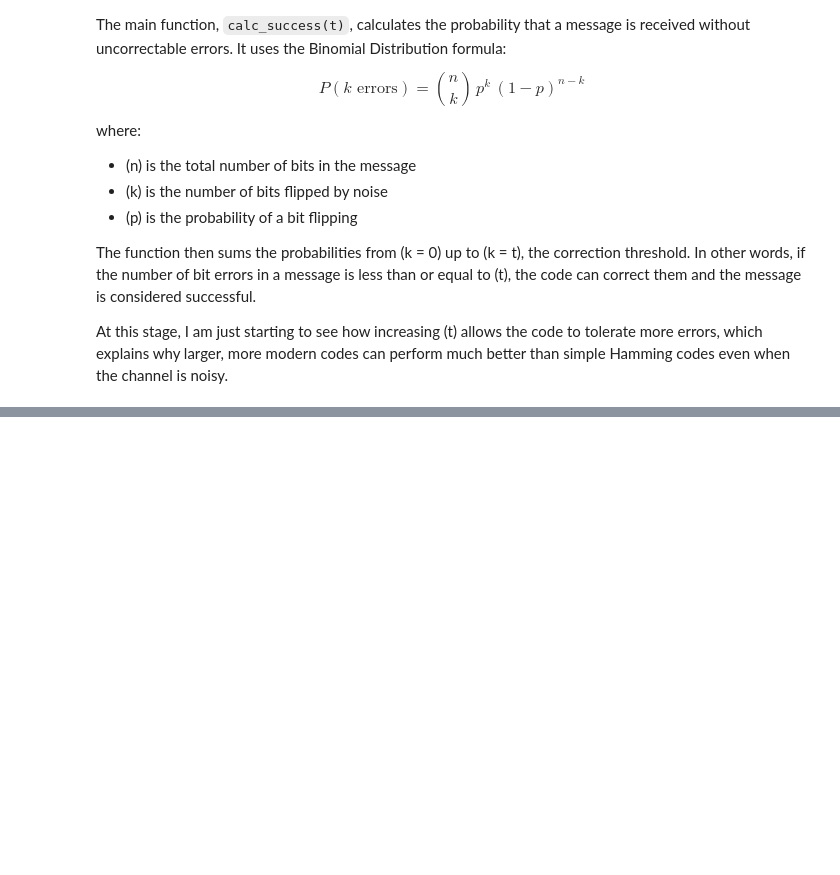
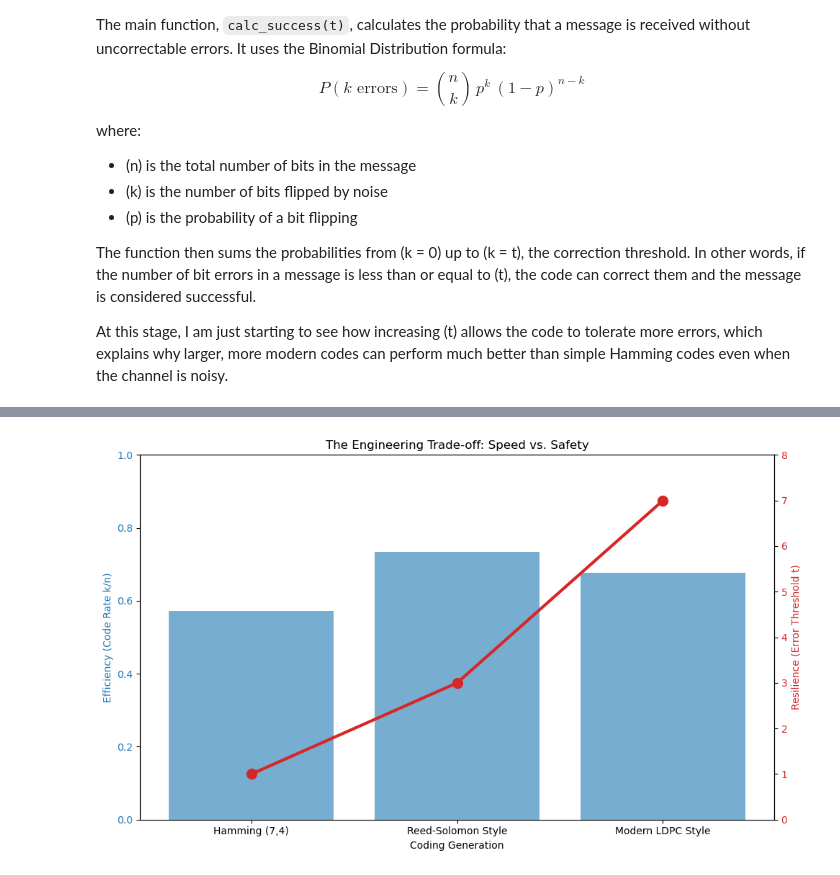
Before and after one commit to ginev91/error_correction_project, a Jupyter notebook: Project_Error_Correction.ipynb, the cells around one changed output, grey strips where cells are left out. Cells and saved outputs as stored; diff of their text form; code cells hidden in the pictures; blank space fills up the shorter version.

Commit message:
visualization of efficiency vs resilience

```diff
--- a/Project_Error_Correction.ipynb
+++ b/Project_Error_Correction.ipynb
@@ -979,0 +984,29 @@ At very high noise levels, even the strongest codes eventually fail. At this poi
+# %%
+# We compare the Code Rate (Efficiency) vs. the Correction Power (Resilience)
+codes = ['Hamming (7,4)', 'Reed-Solomon Style', 'Modern LDPC Style']
+efficiency = [4/7, 11/15, 21/31] # k/n (Data bits / Total bits)
+resilience = [1, 3, 7] # t (How many bits it can fix)
+
+fig, ax1 = plt.subplots(figsize=(10, 6))
+
+# Plotting Efficiency
+color = 'tab:blue'
+ax1.set_xlabel('Coding Generation')
+ax1.set_ylabel('Efficiency (Code Rate k/n)', color=color)
+ax1.bar(codes, efficiency, color=color, alpha=0.6, label='Efficiency (Higher is faster)')
+ax1.tick_params(axis='y', labelcolor=color)
+ax1.set_ylim(0, 1)
+
+# Plotting Resilience on the same chart
+ax2 = ax1.twinx()
+color = 'tab:red'
+ax2.set_ylabel('Resilience (Error Threshold t)', color=color)
+ax2.plot(codes, resilience, color=color, marker='o', linewidth=3, markersize=10, label='Resilience (Higher is tougher)')
+ax2.tick_params(axis='y', labelcolor=color)
+ax2.set_ylim(0, 8)
+
+plt.title('The Engineering Trade-off: Speed vs. Safety')
+fig.tight_layout()
+plt.show()
+# %% [output]
+[figure, added]
```
Also changed, not shown: parts of 2 cells of this notebook.
